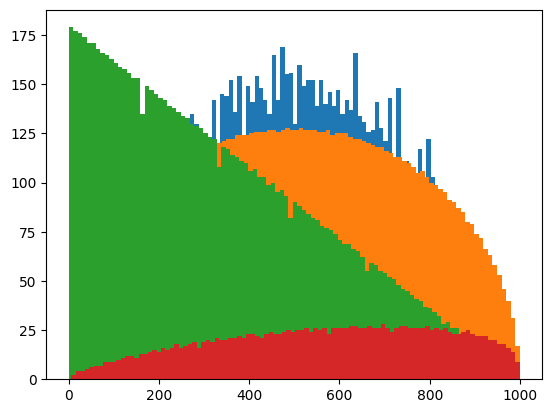
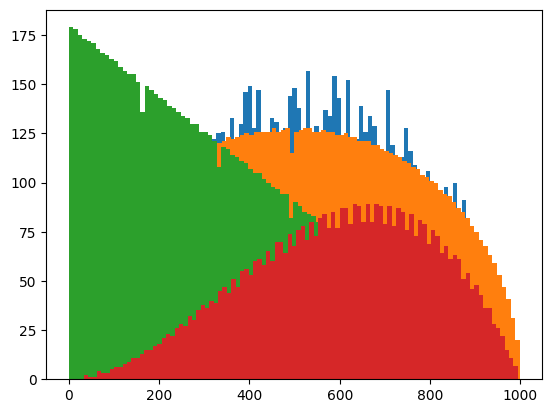
Unified diff of the notebook cell whose output changed from the first chart to the second:
--- before
+++ after
@@ -3,4 +3,11 @@
 import matplotlib.pyplot as plt
 from core.loss import get_multirank_stratified_random_timesteps
+
+import torch
+def get_logitnorm_timesteps(n=10000):
+    u = torch.randn(10000)
+    t = torch.sigmoid(u) * 1000
+    return t
+
 
 _ = plt.hist(get_multirank_stratified_random_timesteps(10000, device='cpu', distribution='lognormal', alpha=1.2, beta=1.2
@@ -14,5 +21,8 @@
                                                        ), bins=100)
 
-_ = plt.hist(get_multirank_stratified_random_timesteps(2000, device='cpu', distribution='beta', alpha=1.7, beta=1.3
+_ = plt.hist(get_multirank_stratified_random_timesteps(5000, device='cpu', distribution='beta', alpha=3, beta=2
 
                                                        ), bins=100)
+
+#_ = plt.hist(get_multirank_stratified_random_timesteps(3000, device='cpu', distribution='lognormal', alpha=1.2, beta=1.2), bins=100)
+

Commit: Add sana